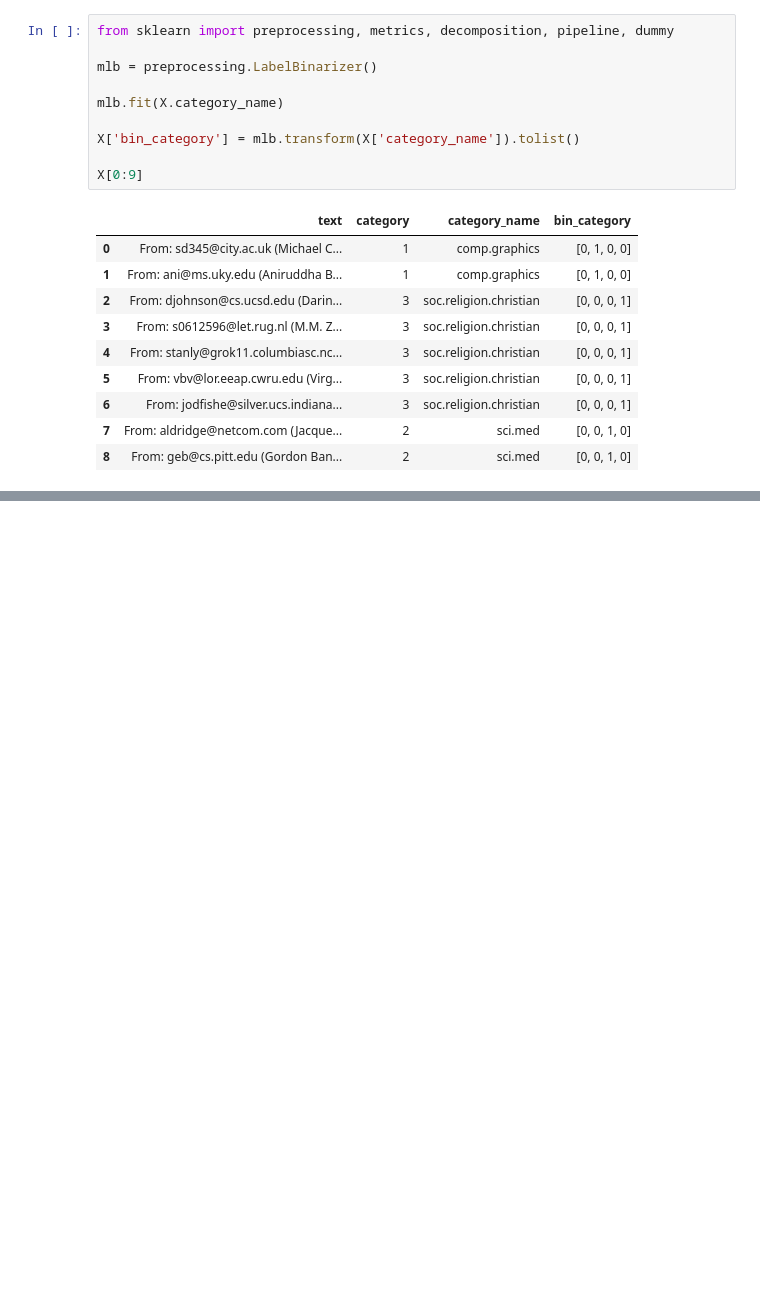
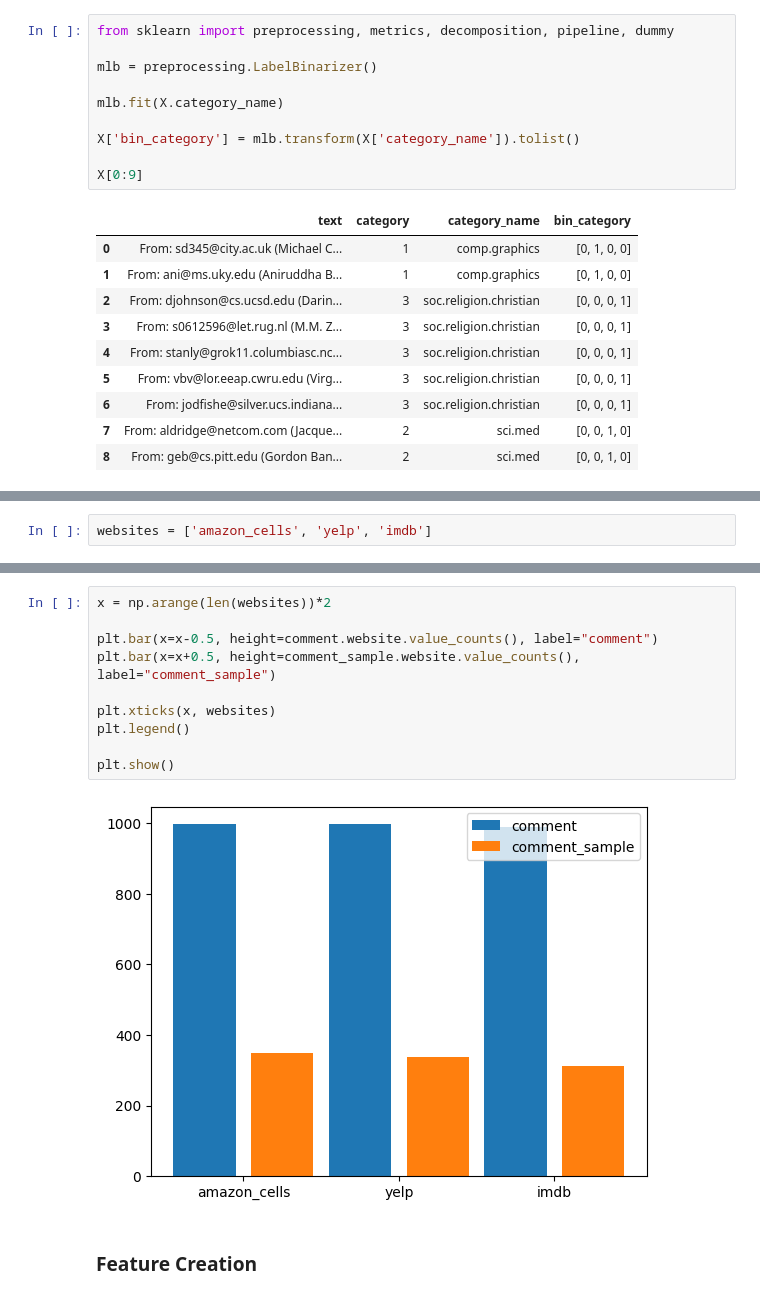
Before and after one commit to jessie1130/DM2023-Lab1-Master, a Jupyter notebook: Homework/DM2023-Lab1-Homework.ipynb, the cells around one changed output, grey strips where cells are left out. Drawn from its saved outputs; the diff is of its cells as text; blank space fills up the shorter version.

```diff
--- a/Homework/DM2023-Lab1-Homework.ipynb
+++ b/Homework/DM2023-Lab1-Homework.ipynb
@@ -389,0 +525,2 @@ X[0:9]
+# %%
+websites = ['amazon_cells', 'yelp', 'imdb']
@@ -389,0 +557,14 @@ X[0:9]
+# %%
+x = np.arange(len(websites))*2
+
+plt.bar(x=x-0.5, height=comment.website.value_counts(), label="comment")
+plt.bar(x=x+0.5, height=comment_sample.website.value_counts(), label="comment_sample")
+
+plt.xticks(x, websites)
+plt.legend()
+
+plt.show()
+# %% [output]
+[figure, added]
+# %% [markdown]
+### Feature Creation
```
Also changed, not shown: parts of 59 cells of this notebook, 7 other files.
